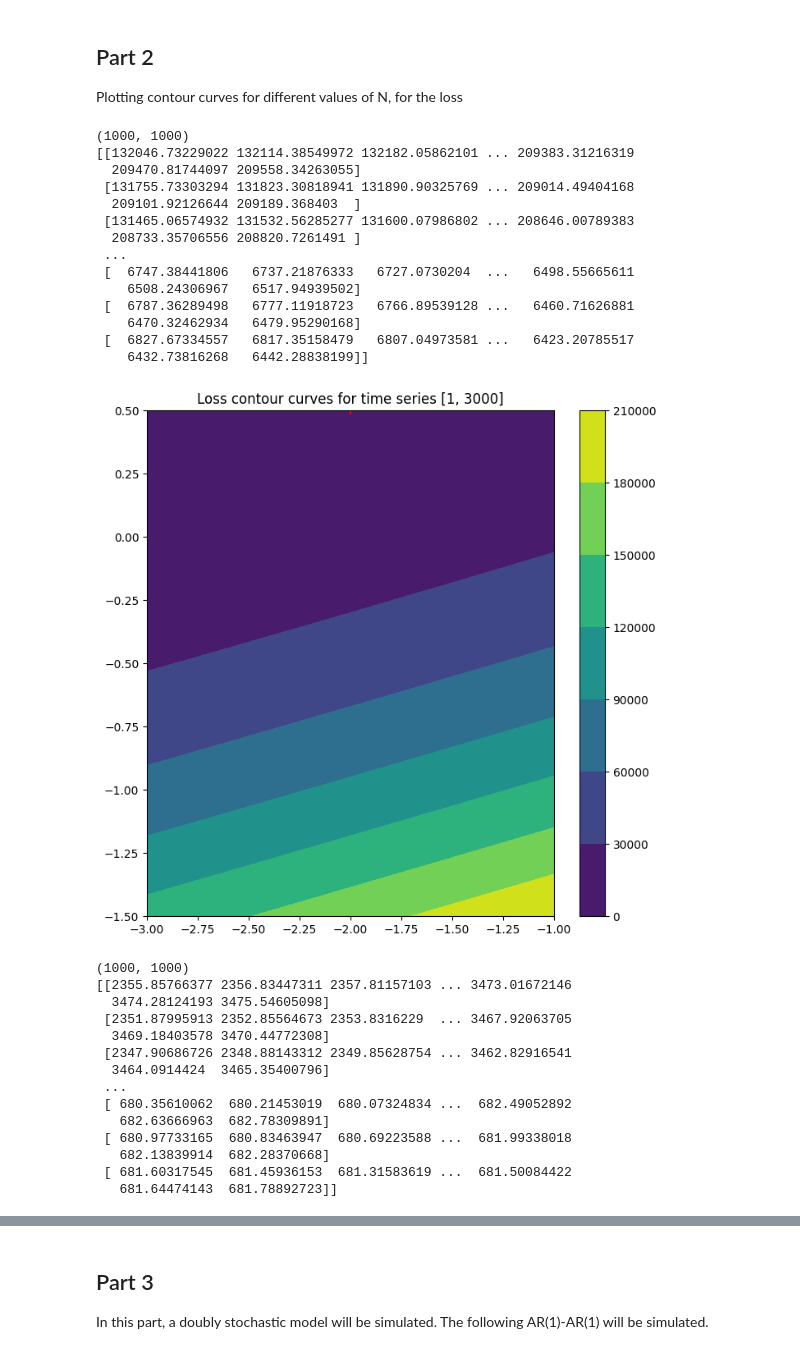
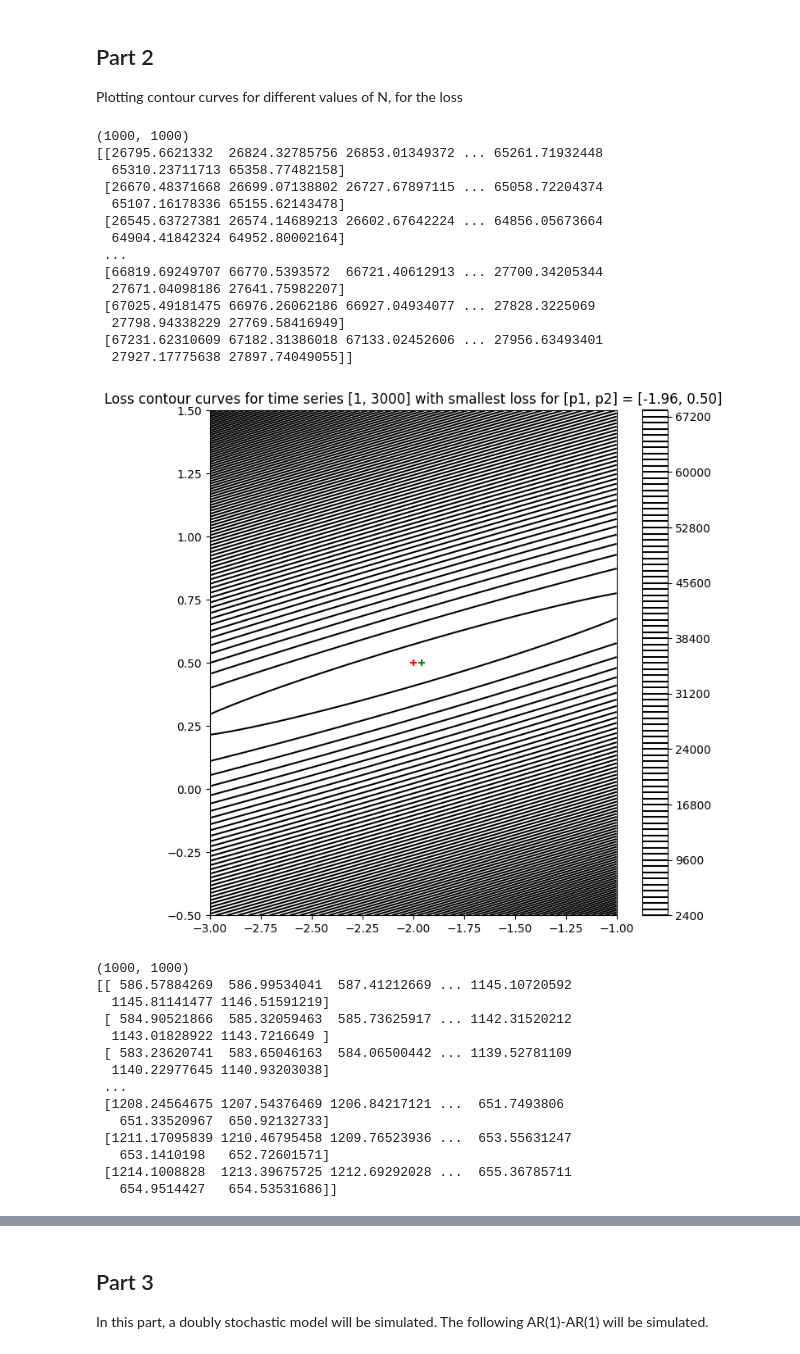
Before and after one commit to gustavn19/advanced_time_series_analysis, a Jupyter notebook: assignment_2/a2.ipynb, the cells around one changed output, grey strips where cells are left out. Cells and saved outputs as stored; diff of their text form; code cells hidden in the pictures.

```diff
--- a/assignment_2/a2.ipynb
+++ b/assignment_2/a2.ipynb
@@ -52,7 +52,7 @@ def kernel(x, kernel_function = 'gaussian'):
 
 
 def conditional_expectation(X_t_lagged, theta, threshold = 0):
-    return np.where(X_t_lagged < threshold, theta[0] + theta[1] * X_t_lagged, 2 + 0.2 * X_t_lagged[-1])
+    return np.where(X_t_lagged < threshold, theta[0] + theta[1] * X_t_lagged, 2 + 0.2 * X_t_lagged)
 
 def loss_function(X_t, theta, conditional_expectation):
     # This function defines the lag for which, time series to use, in this case it is going to be the lagged 1 time series
@@ -73,7 +73,7 @@ print(theta_hat)
 print(f'The parameter estimation is {theta_hat.x}')
 
 # optimized theta: [-2.06836669  0.48354977]
-# Actual theta [-2, 0.5], fairly good estimation, only estimated two of the parameters, with the other ones fixed to make 2 feasible
+# Actual theta [-2, 0.5], fairly good estimation, only estimated two of the parameters, with the other ones fixed to make 2
 # %% [output]
   message: Desired error not necessarily achieved due to precision loss.
   success: False
@@ -104,65 +104,67 @@ def model(X_t_1, theta_asterisk):
 
 
 # In this part, it is desired to create a 3d contour plot of the N, and the lag??
 # The following contour curves function will be used
 # plt.contour([X, Y, ], Z)
 
-def plot_contour(X_t_subset, p1_range, p2_range, loss_function, range_idx ,estimation_function = conditional_expectation):
+def plot_contour(X_t_subset, p1_range, p2_range, loss_function, range_idx ,estimation_function = conditional_expectation, nr_points = 1000):
     # In this, we want in an interval to plot the contours as a function of p1 and p2, for different lengths of the time series
     # We expect to see a lot of lines, decreases around the actual parameters, plot an 'x' around actual parameters
 
     # Determine the loss matrix
     # local_loss_matrix = np.array([[loss_function(X_t_subset, [p1, p2], estimation_function) for p2 in p2_range] for p1 in p1_range])
     local_loss_matrix = np.array([[loss_function(X_t_subset, [p1, p2], estimation_function) for p1 in p1_range] for p2 in p2_range])
     print(local_loss_matrix.shape)
     print(local_loss_matrix)
+    print()
+    min_row, min_col = int(np.floor(np.argmin(local_loss_matrix) / nr_points)), np.argmin(local_loss_matrix) % nr_points
     plt.figure(figsize = (8, 8))
     P1_RANGE, P2_RANGE = np.meshgrid(p1_range, p2_range)
-    # plt.contour([p1_range, p2_range], local_loss_matrix)
-    # plt.contour([P1_RANGE, P2_RANGE], local_loss_matrix)
-    plt.contourf(P1_RANGE, P2_RANGE, local_loss_matrix)
+    plt.contour(P1_RANGE, P2_RANGE, local_loss_matrix, colors = 'black', levels = 100)
     plt.colorbar()
-    plt.scatter([-2], [0.5], marker = '+', color = 'red', s = 50)
-    plt.title(f'Loss contour curves for time series [{range_idx[0]}, {range_idx[1]}]')
+    plt.scatter([-2], [0.5], marker = '+', label = 'Actual parameter', color = 'red', s = 30)
+    smallest_loss_p1, smallest_loss_p2 = p1_range[min_col], p2_range[min_row]
+    plt.scatter(smallest_loss_p1, smallest_loss_p2, marker = '+', label = 'Parameter set with smallest loss', color = 'green', s = 30)
+    plt.title(f'Loss contour curves for time series [{range_idx[0]}, {range_idx[1]}] with smallest loss for [p1, p2] = [{smallest_loss_p1:.2f}, {smallest_loss_p2:.2f}]')
     plt.show()
 
 # Defining parameters
 def main():
     nr_points = 1000
-    p1_range, p2_range = np.linspace(-3, -1, nr_points), np.linspace(- 3 / 2, 1 / 2, nr_points)
+    p1_range, p2_range = np.linspace(-3, -1, nr_points), np.linspace(- 1 / 2, 3 / 2, nr_points)
 
     starts, stops = [1, 1, 1, 1001, 1001], [3000, 300, 30, 1300, 1030]
     for interval_index, _ in enumerate(starts):
-        plot_contour(X_t[starts[interval_index] : stops[interval_index]], p1_range, p2_range, loss_function, [starts[interval_index], stops[interval_index]])
+        plot_contour(X_t[starts[interval_index] : stops[interval_index]], p1_range, p2_range, loss_function, [starts[interval_index], stops[interval_index]], nr_points = nr_points)
 
 main()
 # %% [output]
 (1000, 1000)
-[[132046.73229022 132114.38549972 132182.05862101 ... 209383.31216319
-  209470.81744097 209558.34263055]
- [131755.73303294 131823.30818941 131890.90325769 ... 209014.49404168
-  209101.92126644 209189.368403  ]
- [131465.06574932 131532.56285277 131600.07986802 ... 208646.00789383
-  208733.35706556 208820.7261491 ]
+[[26795.6621332  26824.32785756 26853.01349372 ... 65261.71932448
+  65310.23711713 65358.77482158]
+ [26670.48371668 26699.07138802 26727.67897115 ... 65058.72204374
+  65107.16178336 65155.62143478]
+ [26545.63727381 26574.14689213 26602.67642224 ... 64856.05673664
+  64904.41842324 64952.80002164]
  ...
- [  6747.38441806   6737.21876333   6727.0730204  ...   6498.55665611
-    6508.24306967   6517.94939502]
- [  6787.36289498   6777.11918723   6766.89539128 ...   6460.71626881
-    6470.32462934   6479.95290168]
- [  6827.67334557   6817.35158479   6807.04973581 ...   6423.20785517
-    6432.73816268   6442.28838199]]
+ [66819.69249707 66770.5393572  66721.40612913 ... 27700.34205344
+  27671.04098186 27641.75982207]
+ [67025.49181475 66976.26062186 66927.04934077 ... 27828.3225069
+  27798.94338229 27769.58416949]
+ [67231.62310609 67182.31386018 67133.02452606 ... 27956.63493401
+  27927.17775638 27897.74049055]]
-[figure, old version]
+[figure, new version]
 (1000, 1000)
-[[2355.85766377 2356.83447311 2357.81157103 ... 3473.01672146
-  3474.28124193 3475.54605098]
- [2351.87995913 2352.85564673 2353.8316229  ... 3467.92063705
-  3469.18403578 3470.44772308]
- [2347.90686726 2348.88143312 2349.85628754 ... 3462.82916541
-  3464.0914424  3465.35400796]
+[[ 586.57884269  586.99534041  587.41212669 ... 1145.10720592
+  1145.81141477 1146.51591219]
+ [ 584.90521866  585.32059463  585.73625917 ... 1142.31520212
+  1143.01828922 1143.7216649 ]
+ [ 583.23620741  583.65046163  584.06500442 ... 1139.52781109
+  1140.22977645 1140.93203038]
  ...
- [ 680.35610062  680.21453019  680.07324834 ...  682.49052892
-   682.63666963  682.78309891]
- [ 680.97733165  680.83463947  680.69223588 ...  681.99338018
-   682.13839914  682.28370668]
- [ 681.60317545  681.45936153  681.31583619 ...  681.50084422
-   681.64474143  681.78892723]]
+ [1208.24564675 1207.54376469 1206.84217121 ...  651.7493806
+   651.33520967  650.92132733]
+ [1211.17095839 1210.46795458 1209.76523936 ...  653.55631247
+   653.1410198   652.72601571]
+ [1214.1008828  1213.39675725 1212.69292028 ...  655.36785711
+   654.9514427   654.53531686]]
```
Also changed, not shown: parts of 5 cells of this notebook.
